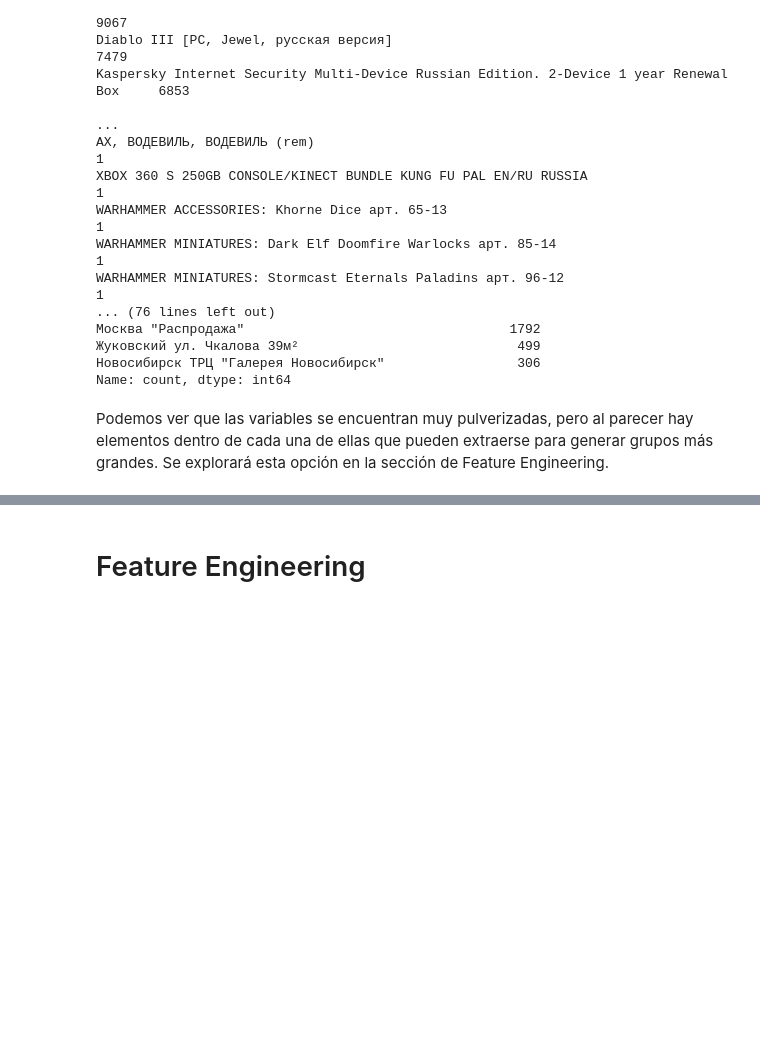
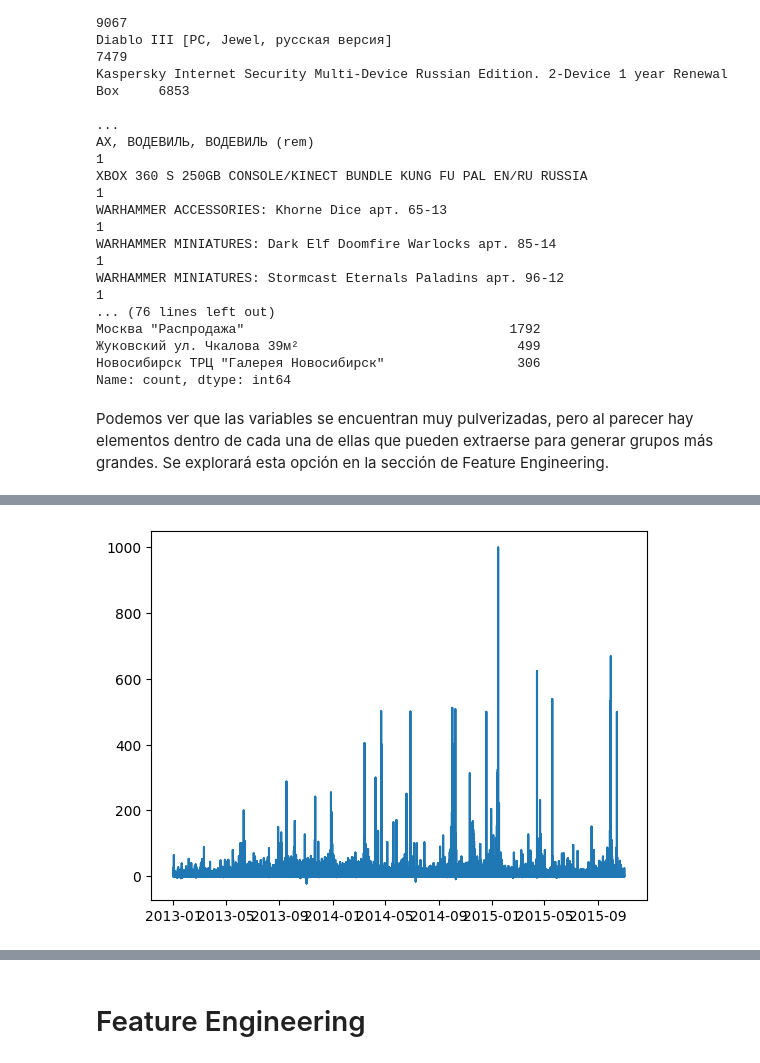
Before and after one commit to karlanalytik/demand-forecasting-model, a Jupyter notebook: forecast_predict_model.ipynb, the cells around one changed output, grey strips where cells are left out. Drawn from its saved outputs; the diff is of its cells as text; code cells hidden in the pictures; blank space fills up the shorter version.

```diff
--- a/forecast_predict_model.ipynb
+++ b/forecast_predict_model.ipynb
@@ -250,0 +378,4 @@ Ahora continuamos con las variables categóricas:
+# %%
+data.iloc[1163157, 3] = 6065
+data.iloc[1163157, 4] = 1299
+data.iloc[1163157, 6] = 'Radmin 3  - 1 лиц.'
@@ -250,0 +444,2 @@ Ahora continuamos con las variables categóricas:
+# %%
+data.iloc[484682, 4] = 2499
@@ -250,0 +505,2 @@ Ahora continuamos con las variables categóricas:
+# %%
+data = data[data['item_cnt_day'] < 2000].copy()
@@ -271,3 +564,6 @@ WARHAMMER MINIATURES: Stormcast Eternals Paladins арт. 96-12
 Name: count, dtype: int64
 # %% [markdown]
 Podemos ver que las variables se encuentran muy pulverizadas, pero al parecer hay elementos dentro de cada una de ellas que pueden extraerse para generar grupos más grandes. Se explorará esta opción en la sección de Feature Engineering.
+# %%
+data = data.set_index('date').sort_index()
+data
@@ -273,0 +585,6 @@ Podemos ver que las variables se encuentran muy pulverizadas, pero al parecer ha
+# %%
+plt.figure()
+plt.plot(data[['item_cnt_day']])
+plt.show()
+# %% [output]
+[figure, added]
```
Also changed, not shown: parts of 48 cells of this notebook, 2 other files.
